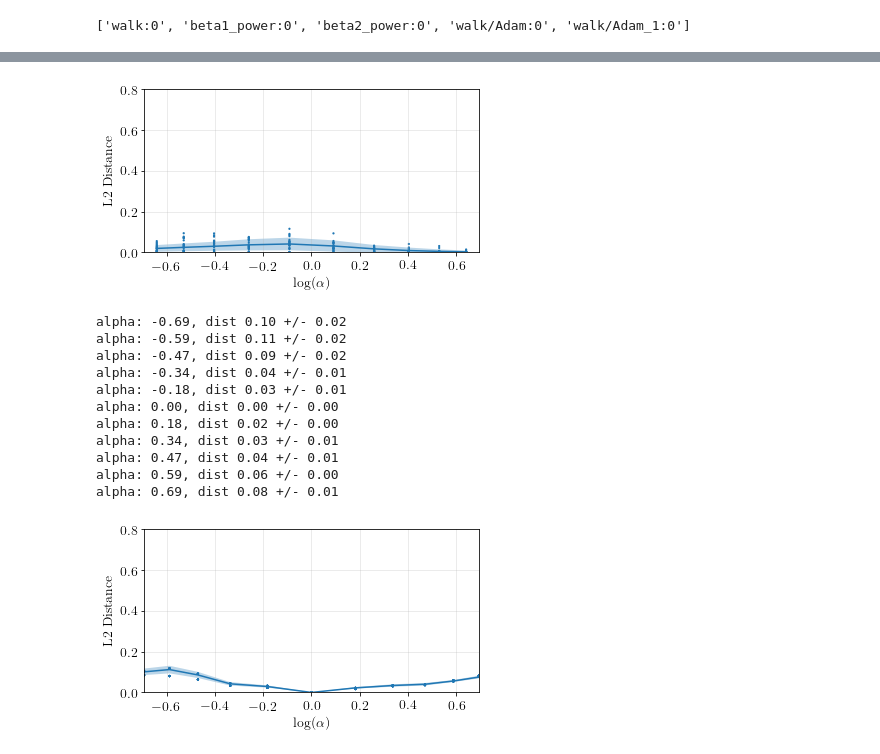
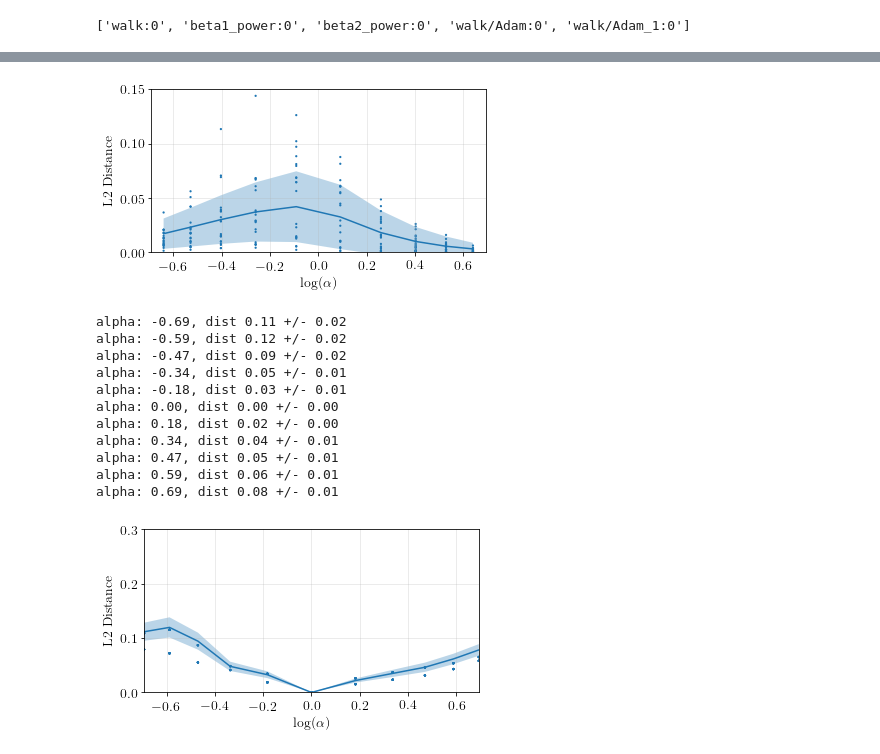
Before and after one commit to ali-design/gan_workspace, a Jupyter notebook: DCGAN-tensorflow/zoom_aug_argminW_mnist.ipynb, the cells around one changed output, grey strips where cells are left out. Drawn from its saved outputs; the diff is of its cells as text; code cells hidden in the pictures.

```diff
--- a/DCGAN-tensorflow/zoom_aug_argminW_mnist.ipynb
+++ b/DCGAN-tensorflow/zoom_aug_argminW_mnist.ipynb
@@ -417,7 +417,7 @@ from matplotlib import rc
 rc('font', **{'family': 'serif', 'serif': ['Computer Modern'], 'size': 14})
 rc('text', usetex=True)
 
-num_samples = 200
+num_samples = 10000
 vocab_size = FLAGS.y_dim
 batch_size = FLAGS.batch_size
 
@@ -543,7 +543,8 @@ ax.scatter(xscatter, yscatter, marker='.',
 ax.set_xlabel(xlabel)
 ax.set_ylabel(ylabel)
 
-ax.set_ylim([0, 0.8])
+# ax.set_ylim([0, 0.8])
+ax.set_ylim([0, 0.15])
 ax.grid(alpha=0.3)
 # ax.set_xlim([np.min(alphas), np.max(alphas)])
 ax.set_xlim([np.min(alphas), np.max(alphas)])
@@ -571,4 +572,4 @@ alpha: 0.64, dist 0.00 +/- 0.01
-[figure, old version]
+[figure, new version]
 # %%
 ## plots and saves the computed similarity matrix
 import os
@@ -596,7 +597,8 @@ ax.scatter(xscatter, yscatter, marker='.',
 ax.set_xlabel(xlabel)
 ax.set_ylabel(ylabel)
 
-ax.set_ylim([0, 0.8])
+# ax.set_ylim([0, 0.8])
+ax.set_ylim([0, 0.3])
 ax.grid(alpha=0.3)
 # ax.set_xlim([np.min(alphas), np.max(alphas)])
 ax.set_xlim([np.min(alphas), np.max(alphas)])
@@ -609,15 +611,15 @@ f.savefig(os.path.join(output_dir, savefile + '.png'),
 f.savefig(os.path.join(output_dir, savefile + '.pdf'),
           bbox_inches="tight", pad_inches=0)
 # %% [output]
-alpha: -0.69, dist 0.10 +/- 0.02
-alpha: -0.59, dist 0.11 +/- 0.02
+alpha: -0.69, dist 0.11 +/- 0.02
+alpha: -0.59, dist 0.12 +/- 0.02
 alpha: -0.47, dist 0.09 +/- 0.02
-alpha: -0.34, dist 0.04 +/- 0.01
+alpha: -0.34, dist 0.05 +/- 0.01
 alpha: -0.18, dist 0.03 +/- 0.01
 alpha: 0.00, dist 0.00 +/- 0.00
 alpha: 0.18, dist 0.02 +/- 0.00
-alpha: 0.34, dist 0.03 +/- 0.01
-alpha: 0.47, dist 0.04 +/- 0.01
-alpha: 0.59, dist 0.06 +/- 0.00
+alpha: 0.34, dist 0.04 +/- 0.01
+alpha: 0.47, dist 0.05 +/- 0.01
+alpha: 0.59, dist 0.06 +/- 0.01
 alpha: 0.69, dist 0.08 +/- 0.01
-[figure, old version]
+[figure, new version]
```
Also changed, not shown: parts of 7 cells of this notebook.
